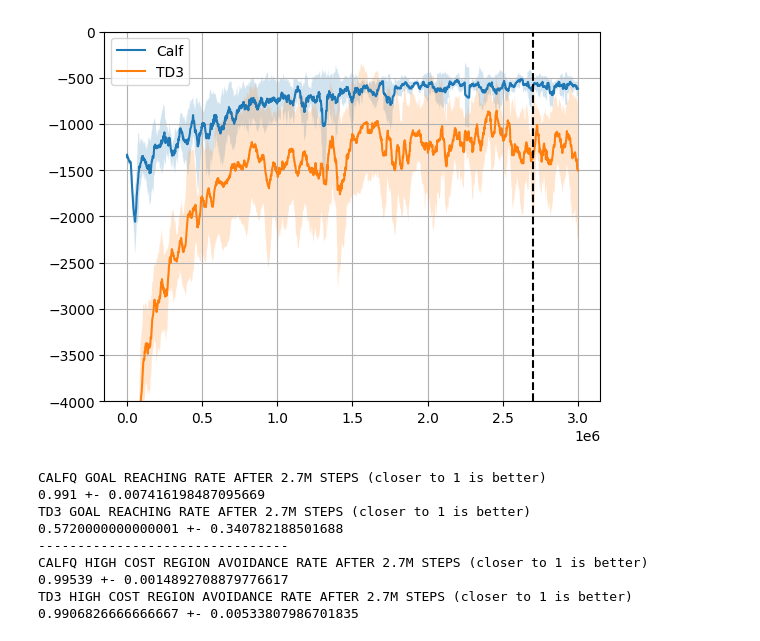
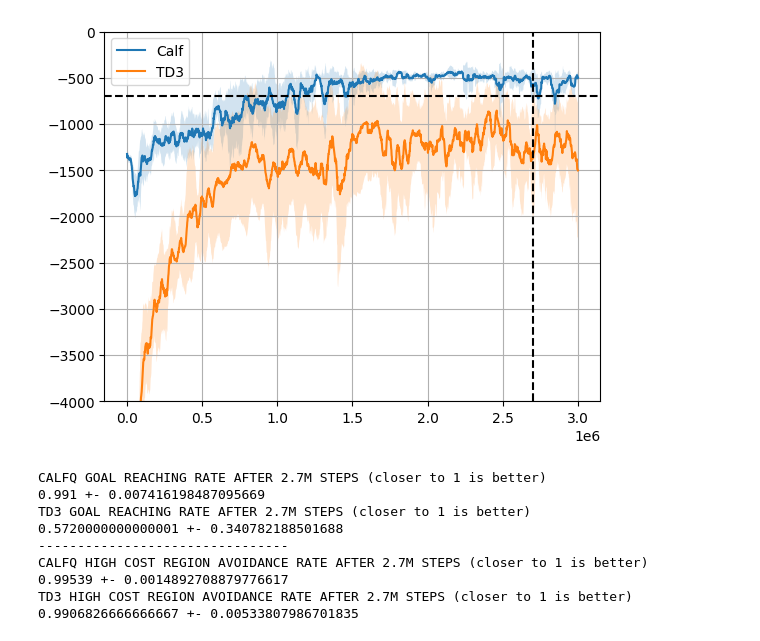
Before and after one commit to aidagroup/calf-enhance, a Jupyter notebook: run/analysis.ipynb, the cells around one changed output. Cells and saved outputs as stored; diff of their text form; code cells hidden in the pictures.

```diff
--- a/run/analysis.ipynb
+++ b/run/analysis.ipynb
@@ -3,36 +3,36 @@ import pandas as pd
 import numpy as np
 import matplotlib.pyplot as plt
 
 import numpy as np
 from scipy.optimize import root_scalar
 
 
-calfq_data = pd.read_csv('expdata/calfq.csv')
+calfq_data = pd.read_csv('expdata/calfq_ellipse.csv')
 td3_data = pd.read_csv('expdata/td3.csv')
 
 def select_metrics(data, metric_name):
     return data[data["key"] == metric_name]
 
 
 
 means = select_metrics(calfq_data, "charts/episodic_return_rolling_20").groupby('step')["value"].mean()
 stds = select_metrics(calfq_data, "charts/episodic_return_rolling_20").groupby('step')["value"].std()
 
 plt.plot(means, label='Calf')
 plt.fill_between(means.index, means - stds, means + stds, alpha=0.2)
-
+plt.axhline(y=-700, color='black', linestyle='--')
 means = select_metrics(td3_data, "charts/episodic_return_rolling_20").groupby('step')["value"].mean()
 stds = select_metrics(td3_data, "charts/episodic_return_rolling_20").groupby('step')["value"].std()
 
 plt.plot(means, label='TD3')
 plt.axvline(x=0.9 * 3_000_000, color='black', linestyle='--')
 plt.fill_between(means.index, means - stds, means + stds, alpha=0.2)
 plt.ylim(-4000, 0)
 plt.legend()
 plt.grid()
 plt.show()
 # %% [output]
-[figure, old version]
+[figure, new version]
 # %%
 print("CALFQ GOAL REACHING RATE AFTER 2.7M STEPS (closer to 1 is better)")
 
```
Also changed, not shown: parts of 5 cells of this notebook.
